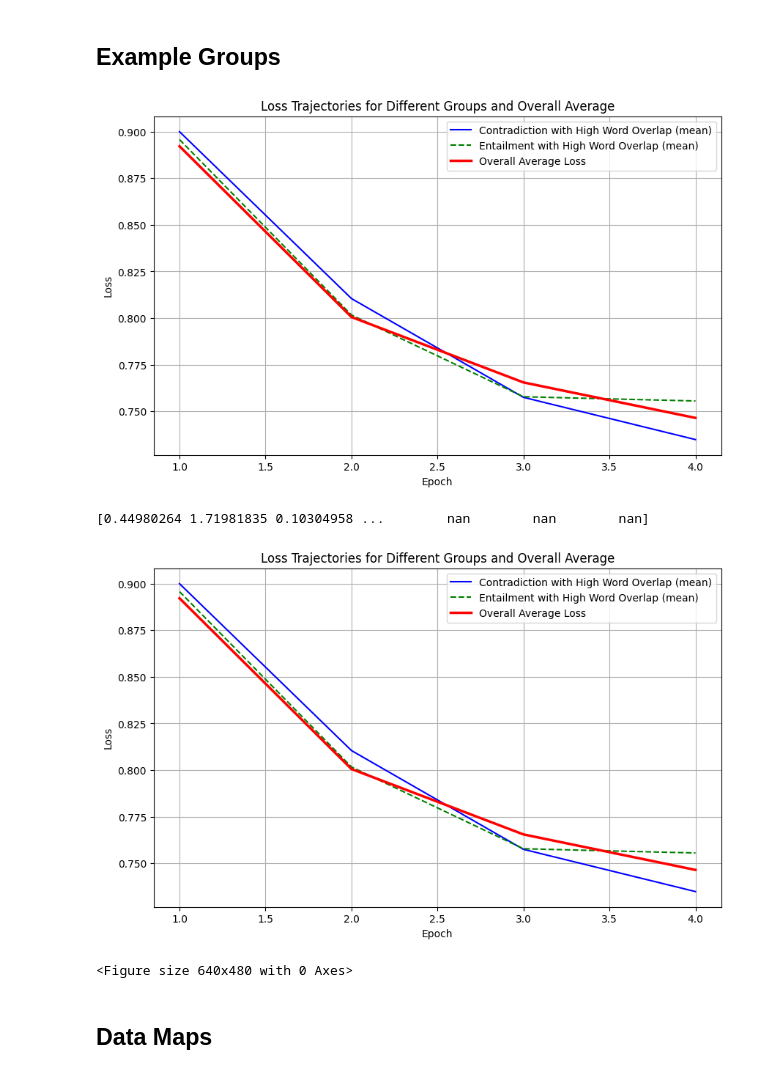
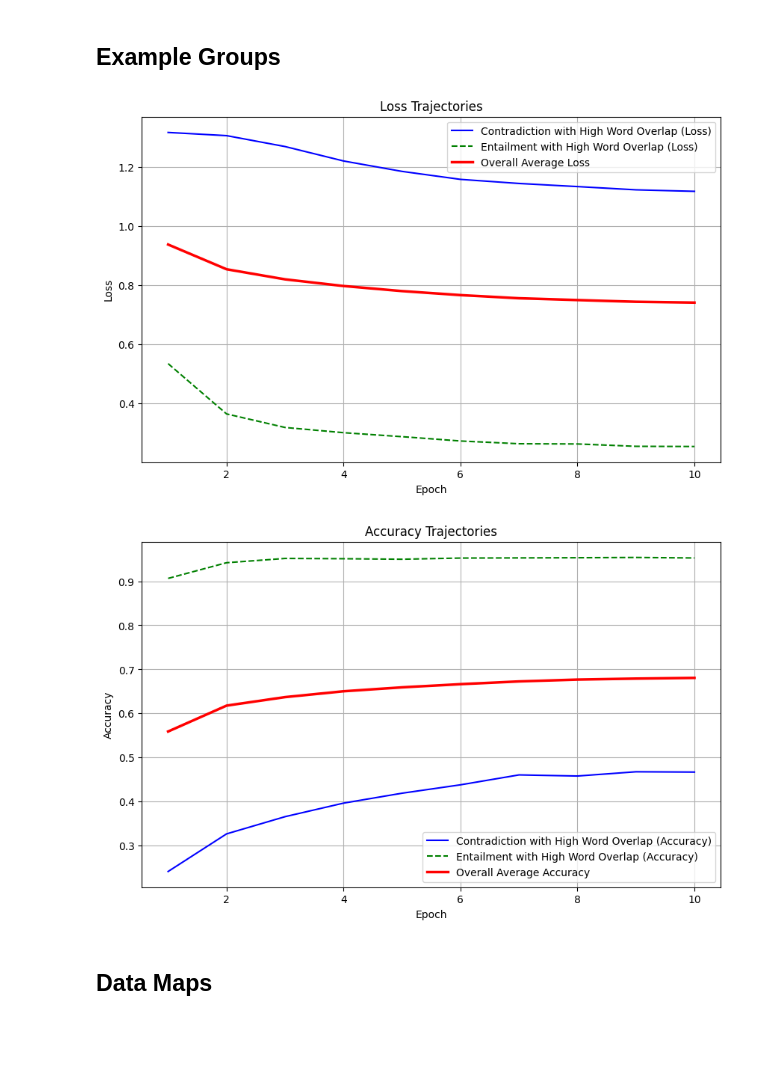
Before and after one commit to hugomilosz/hardness-metric-evaluation, a Jupyter notebook: run_bert_tiny_mnli.ipynb, the cells around one changed output. Cells and saved outputs as stored; diff of their text form; code cells hidden in the pictures; blank space fills up the shorter version.

```diff
--- a/run_bert_tiny_mnli.ipynb
+++ b/run_bert_tiny_mnli.ipynb
@@ -128,6 +144,11 @@ per_sample_losses = trainer.get_unified_stats()['loss_stats']['per_sample_losses
 all_losses = trainer.get_unified_stats()['loss_stats']['all_losses']
 data_map_stats = trainer.get_unified_stats()["data_map_stats"]
 aum_scores = trainer.get_unified_stats()["aum_stats"]['aum_scores']
+sample_margins = trainer.get_unified_stats()["aum_stats"]['sample_margins']
+
+
+predictions = trainer.get_unified_stats()['predictions']
+true_labels = trainer.get_unified_stats()['true_labels']
 
 total_samples = len(train_dataset)
 # %% [markdown]
@@ -157,9 +178,2 @@ print(epoch_losses)
 # %% [markdown]
 ## Example Groups
-# %%
-# Load the MNLI dataset from Hugging Face
-mnli = load_dataset('multi_nli')
-plt = generate_plots.plot_example_group_losses(mnli, all_losses)
-plt.show()
-# %% [output]
-[figure, removed]
@@ -255,51 +180,15 @@ for idx, example in enumerate(mnli["train"]):
-# %%
-plt.figure(figsize=(10, 6))
-line_styles = ['-', '--', '-.']
-colors = ['b', 'g', 'r']
-
-all_losses = np.array(trainer.loss_tracker.losses)
-
-# Plot for each group
-for idx, (group, indices) in enumerate(results.items()):
-    if not indices:
-        print(f"No examples in the group {group}.")
-        continue
-
-    # Get losses for this group's samples across all epochs
-    group_losses = all_losses[:, indices]
-    # group_losses[group_losses == 0.0] = np.nan
-    avg_loss_per_epoch = np.nanmean(group_losses, axis=1)
-
-    # Plot
-    plt.plot(range(1, len(avg_loss_per_epoch) + 1),
-             avg_loss_per_epoch,
-             label=f"{group} (mean)",
-             linestyle=line_styles[idx % len(line_styles)],
-             color=colors[idx % len(colors)])
-
-# Plot overall average
-overall_avg_per_epoch = np.nanmean(all_losses, axis=1)
-print(all_losses[1])
-plt.plot(range(1, len(overall_avg_per_epoch) + 1),
-         overall_avg_per_epoch,
-         label='Overall Average Loss',
-         linestyle='-',
-         color=colors[-1],
-         linewidth=2.5)
-
-plt.title("Loss Trajectories for Different Groups and Overall Average")
-plt.xlabel("Epoch")
-plt.ylabel("Loss")
-plt.legend()
-plt.grid(True)
-plt.show()
-# %% [output]
-[0.44980264 1.71981835 0.10304958 ...        nan        nan        nan]
-[figure, removed]
+# %%
+mnli = load_dataset('multi_nli')
+fig1, fig2 = generate_plots.plot_losses_and_accuracies(mnli, all_losses, true_labels, predictions)
+fig1.show()
+fig2.show()
+# %% [output]
+[figure, added]
+[figure, added]
 # %%
-plt.savefig("group_loss_trajectories.png")
+fig1.savefig("group_loss_trajectories.png")
+fig2.savefig("group_accuracy_trajectories.png")
 wandb.log({"Loss Trajectories for High Word Overlap Groups": wandb.Image("group_loss_trajectories.png")})
+wandb.log({"Accuracy Trajectories for High Word Overlap Groups": wandb.Image("group_accuracy_trajectories.png")})
-# %% [output]
-<Figure size 640x480 with 0 Axes>
 # %% [markdown]
 ## Data Maps
```
Also changed, not shown: parts of 19 cells of this notebook, 4 other files.
